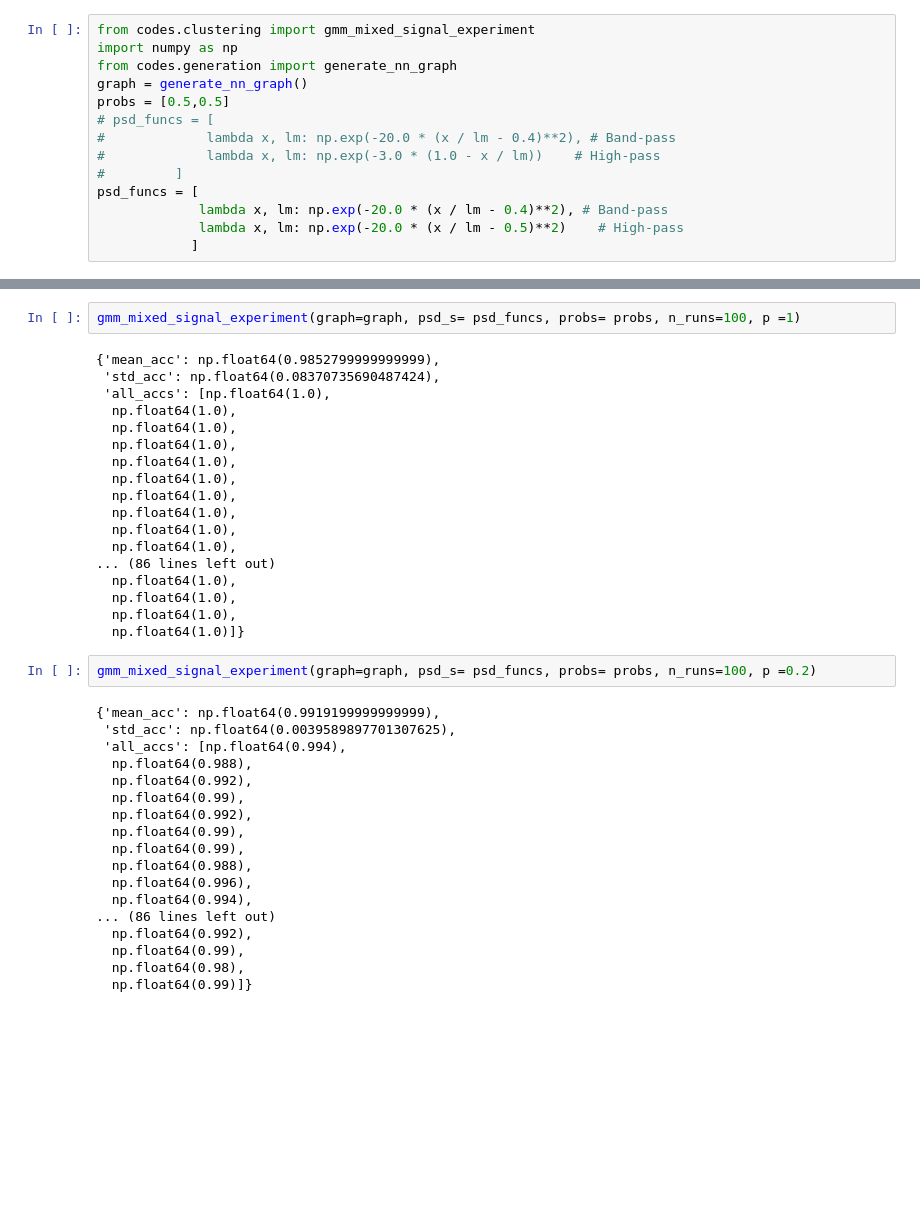
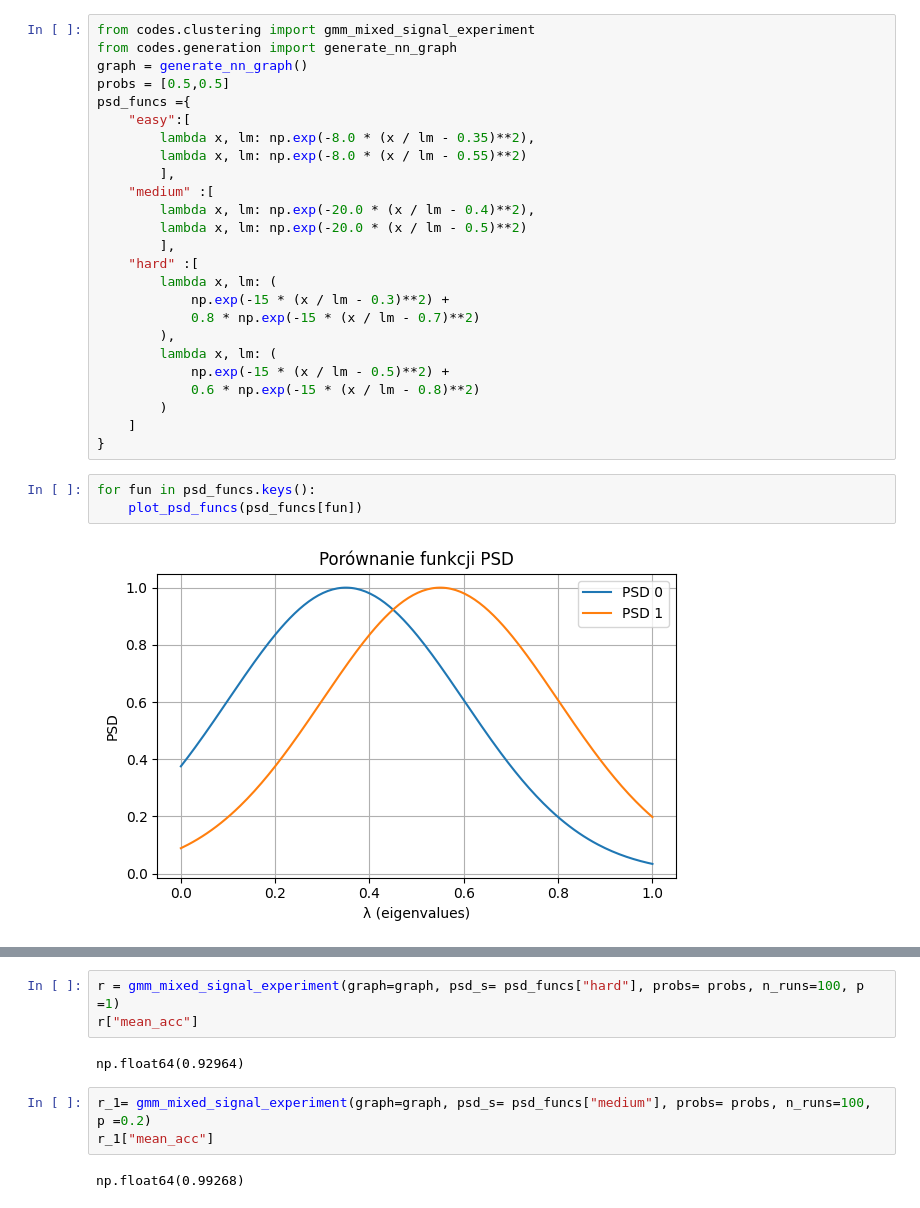
Before and after one commit to Michal-Iwicki/Graph-signal-reconstruction, a Jupyter notebook: clustering_test.ipynb, the cells around one changed output, grey strips where cells are left out. Drawn from its saved outputs; the diff is of its cells as text; blank space fills up the shorter version.

```diff
--- a/clustering_test.ipynb
+++ b/clustering_test.ipynb
@@ -1,14 +21,30 @@
 # %%
 from codes.clustering import gmm_mixed_signal_experiment
-import numpy as np
 from codes.generation import generate_nn_graph
 graph = generate_nn_graph()
 probs = [0.5,0.5]
-# psd_funcs = [
-#             lambda x, lm: np.exp(-20.0 * (x / lm - 0.4)**2), # Band-pass
-#             lambda x, lm: np.exp(-3.0 * (1.0 - x / lm))    # High-pass
-#         ]
-psd_funcs = [
-             lambda x, lm: np.exp(-20.0 * (x / lm - 0.4)**2), # Band-pass
-             lambda x, lm: np.exp(-20.0 * (x / lm - 0.5)**2)    # High-pass
-            ]
+psd_funcs ={
+    "easy":[
+        lambda x, lm: np.exp(-8.0 * (x / lm - 0.35)**2),
+        lambda x, lm: np.exp(-8.0 * (x / lm - 0.55)**2)
+        ],
+    "medium" :[
+        lambda x, lm: np.exp(-20.0 * (x / lm - 0.4)**2),
+        lambda x, lm: np.exp(-20.0 * (x / lm - 0.5)**2)
+        ],
+    "hard" :[
+        lambda x, lm: (
+            np.exp(-15 * (x / lm - 0.3)**2) +
+            0.8 * np.exp(-15 * (x / lm - 0.7)**2)
+        ),
+        lambda x, lm: (
+            np.exp(-15 * (x / lm - 0.5)**2) +
+            0.6 * np.exp(-15 * (x / lm - 0.8)**2)
+        )
+    ]
+}
+# %%
+for fun in psd_funcs.keys():
+    plot_psd_funcs(psd_funcs[fun])
+# %% [output]
+[figure, added]
@@ -15,40 +53,10 @@ psd_funcs = [
 # %%
-gmm_mixed_signal_experiment(graph=graph, psd_s= psd_funcs, probs= probs, n_runs=100, p =1)
+r = gmm_mixed_signal_experiment(graph=graph, psd_s= psd_funcs["hard"], probs= probs, n_runs=100, p =1)
+r["mean_acc"]
 # %% [output]
-{'mean_acc': np.float64(0.9852799999999999),
- 'std_acc': np.float64(0.08370735690487424),
- 'all_accs': [np.float64(1.0),
-  np.float64(1.0),
-  np.float64(1.0),
-  np.float64(1.0),
-  np.float64(1.0),
-  np.float64(1.0),
-  np.float64(1.0),
-  np.float64(1.0),
-  np.float64(1.0),
-  np.float64(1.0),
-... (86 lines left out)
-  np.float64(1.0),
-  np.float64(1.0),
-  np.float64(1.0),
-  np.float64(1.0)]}
+np.float64(0.92964)
 # %%
-gmm_mixed_signal_experiment(graph=graph, psd_s= psd_funcs, probs= probs, n_runs=100, p =0.2)
+r_1= gmm_mixed_signal_experiment(graph=graph, psd_s= psd_funcs["medium"], probs= probs, n_runs=100, p =0.2)
+r_1["mean_acc"]
 # %% [output]
-{'mean_acc': np.float64(0.9919199999999999),
- 'std_acc': np.float64(0.0039589897701307625),
- 'all_accs': [np.float64(0.994),
-  np.float64(0.988),
-  np.float64(0.992),
-  np.float64(0.99),
-  np.float64(0.992),
-  np.float64(0.99),
-  np.float64(0.99),
-  np.float64(0.988),
-  np.float64(0.996),
-  np.float64(0.994),
-... (86 lines left out)
-  np.float64(0.992),
-  np.float64(0.99),
-  np.float64(0.98),
-  np.float64(0.99)]}
+np.float64(0.99268)
```
Also changed, not shown: parts of 3 cells of this notebook, 2 other files.
